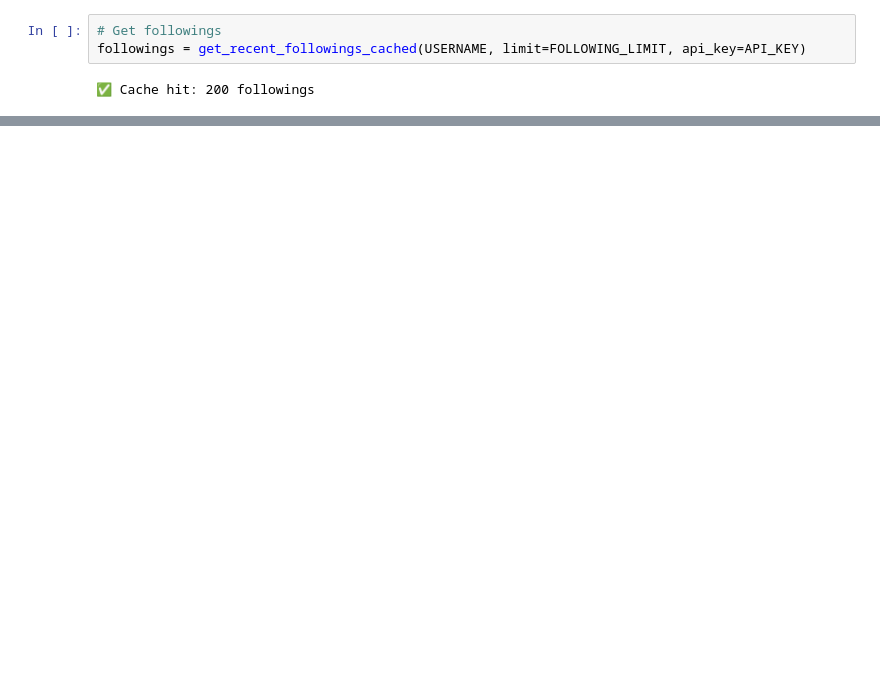
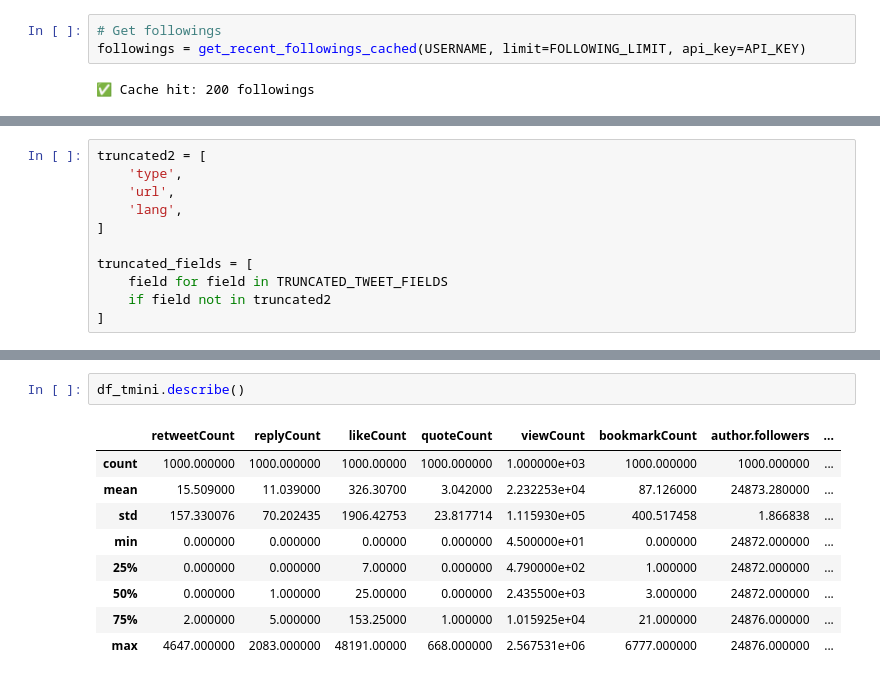
Before and after one commit to neldivad/xapi-example, a Jupyter notebook: notebooks/rank-followings.ipynb, the cells around one changed output, grey strips where cells are left out. Saved outputs shown, nothing was run; the diff lists cells and outputs as text; blank space fills up the shorter version.

```diff
--- a/notebooks/rank-followings.ipynb
+++ b/notebooks/rank-followings.ipynb
@@ -102 +118,12 @@ tweets = resp["tweets"]
+# %%
+truncated2 = [
+    'type',
+    'url',
+    'lang',
+]
+
+truncated_fields = [
+    field for field in TRUNCATED_TWEET_FIELDS
+    if field not in truncated2
+]
 # %%
@@ -121,0 +138,12 @@ resp
+# %%
+df_tmini.describe()
+# %% [output]
+|  | retweetCount | replyCount | likeCount | quoteCount | viewCount | bookmarkCount | author.followers | ... |
+| count | 1000.000000 | 1000.000000 | 1000.00000 | 1000.000000 | 1.000000e+03 | 1000.000000 | 1000.000000 | ... |
+| mean | 15.509000 | 11.039000 | 326.30700 | 3.042000 | 2.232253e+04 | 87.126000 | 24873.280000 | ... |
+| std | 157.330076 | 70.202435 | 1906.42753 | 23.817714 | 1.115930e+05 | 400.517458 | 1.866838 | ... |
+| min | 0.000000 | 0.000000 | 0.00000 | 0.000000 | 4.500000e+01 | 0.000000 | 24872.000000 | ... |
+| 25% | 0.000000 | 0.000000 | 7.00000 | 0.000000 | 4.790000e+02 | 1.000000 | 24872.000000 | ... |
+| 50% | 0.000000 | 1.000000 | 25.00000 | 0.000000 | 2.435500e+03 | 3.000000 | 24872.000000 | ... |
+| 75% | 2.000000 | 5.000000 | 153.25000 | 1.000000 | 1.015925e+04 | 21.000000 | 24876.000000 | ... |
+| max | 4647.000000 | 2083.000000 | 48191.00000 | 668.000000 | 2.567531e+06 | 6777.000000 | 24876.000000 | ... |
```
Also changed, not shown: parts of 26 cells of this notebook, 3 other files.
